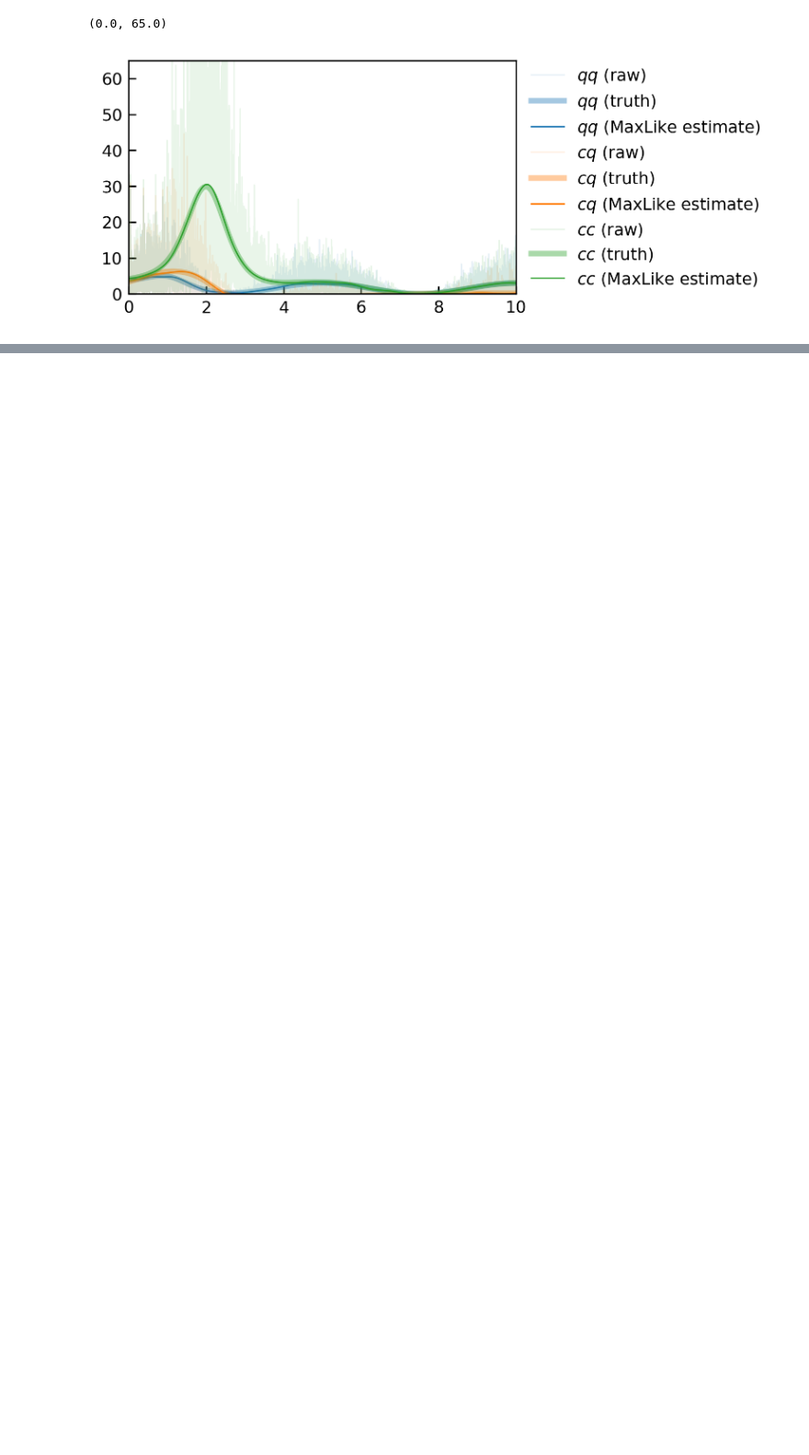
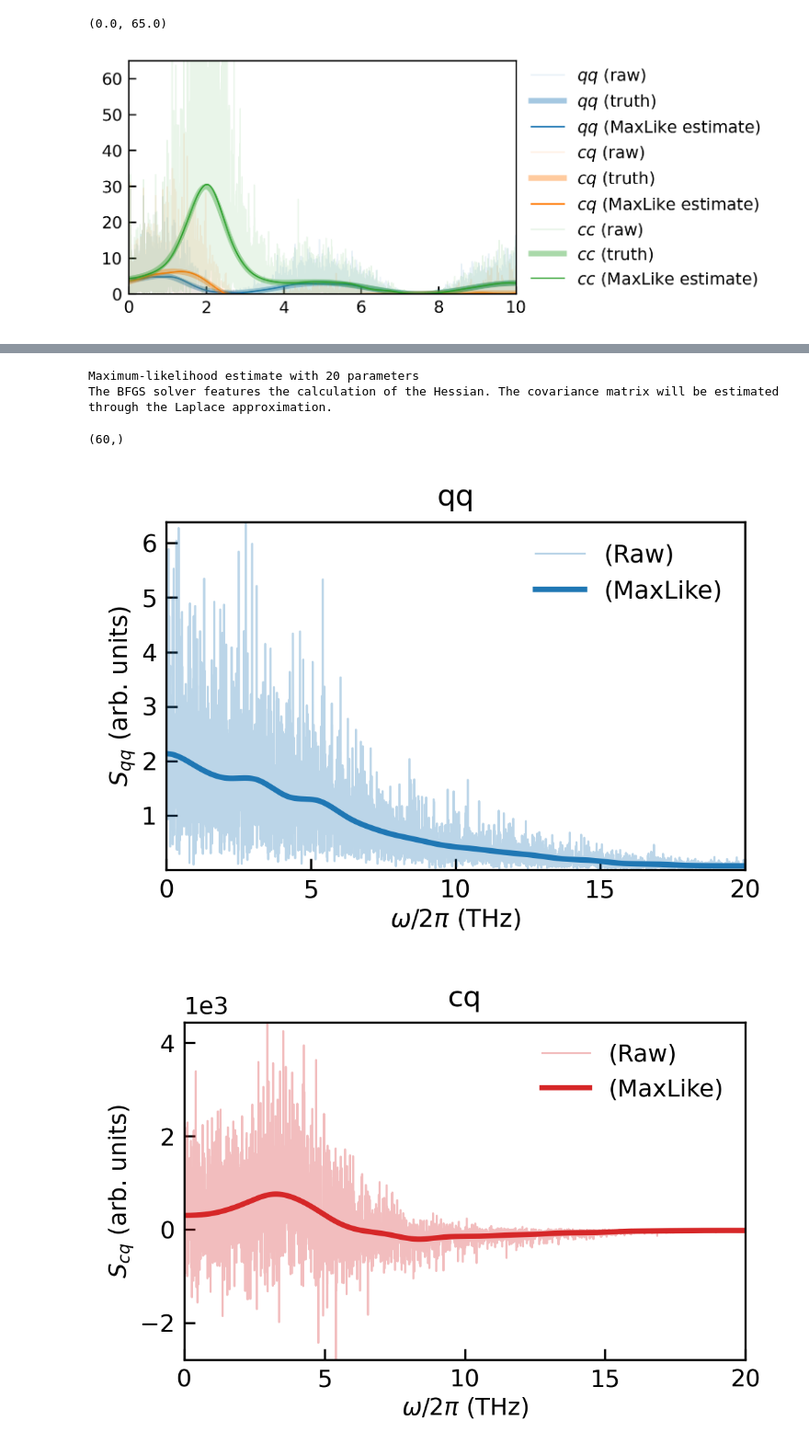
Before and after one commit to ppegolo/sportran, a Jupyter notebook: examples/06_example_maxlike.ipynb, the cells around one changed output, grey strips where cells are left out. Shown: that part at 92% size. Cells and saved outputs as stored; diff of their text form; code cells hidden in the pictures; blank space fills up the shorter version.

Commit message:
Update Maximum Likelihood Wishart matrix estimation

```diff
--- a/examples/06_example_maxlike.ipynb
+++ b/examples/06_example_maxlike.ipynb
@@ -332,0 +345,9 @@ array([[3.75      , 3.38495559],
+# %%
+dc=np.load('data/bayesian/CsF/dc_minimal.npy', allow_pickle=True).item()
+# %%
+flux=st.HeatCurrent([(dc['qflux']), (dc['ele_flux'])],
+                      DT_FS=1,
+                      TEMPERATURE=dc['Temeprature'],
+                      VOLUME=dc['Volume'],
+                      UNITS='metal'
+                     )
@@ -332,0 +356,2 @@ array([[3.75      , 3.38495559],
+# %%
+flux_resample=flux.resample(fstar_THz=20)
@@ -332,0 +374,44 @@ array([[3.75      , 3.38495559],
+# %%
+flux_resample.maxlike_estimate(model_wishart, 20)
+# %% [output]
+Maximum-likelihood estimate with 20 parameters
+The BFGS solver features the calculation of the Hessian. The covariance matrix will be estimated through the Laplace approximation.
+# %%
+flux_resample.maxlike.parameters_mean
+# %% [output]
+(60,)
+# %%
+omega_fixed = flux_resample.maxlike.omega_fixed
+omega = flux_resample.maxlike.omega
+params = flux_resample.maxlike.parameters_mean
+
+data_wishart = flux_resample.maxlike.data
+
+spline = model_wishart(omega_fixed, params)
+
+
+estimate = spline(omega)
+estimate = opt_einsum.contract('wba,wbc->wac', estimate, estimate)   # This should be 3*V, the expectation value of X
+
+comp = {(0,0): 'qq', (0,1): 'cq', (1,1): 'cc'}
+
+ip = 0
+addaxes = []
+colors = ['tab:blue', 'tab:red', 'tab:green']
+icol = 0
+for i in range(2):
+    for j in range(i, 2):
+        fig, ax = plt.subplots()
+        pl, = ax.plot(flux_resample.freqs_THz, data_wishart[:, i, j], alpha = 0.3, label = f'(Raw)', color = colors[icol])
+        icol += 1
+        # ax.plot(omega, truth_wishart[:, i, j], color = pl.get_color(), alpha = 0.4, lw = 3, label = f'{comp[i,j]} (truth)')
+        ax.plot(flux_resample.freqs_THz, estimate[:, i, j], color = pl.get_color(), ls = '-', lw = 2, label = f'(MaxLike)')
+        ax.set_title(f'{comp[i,j]}')
+        ax.legend()
+# ax.set_xlim(0,10)
+# ax.set_ylim(0,65)
+        ax.set_xlabel('$\omega/2\pi$ (THz)')
+        ax.set_ylabel(rf'$S_{{{comp[i,j]}}}$ (arb. units)')
+# %% [output]
+[figure, added]
+[figure, added]
```
Also changed, not shown: parts of 12 cells of this notebook, 3 other files.
